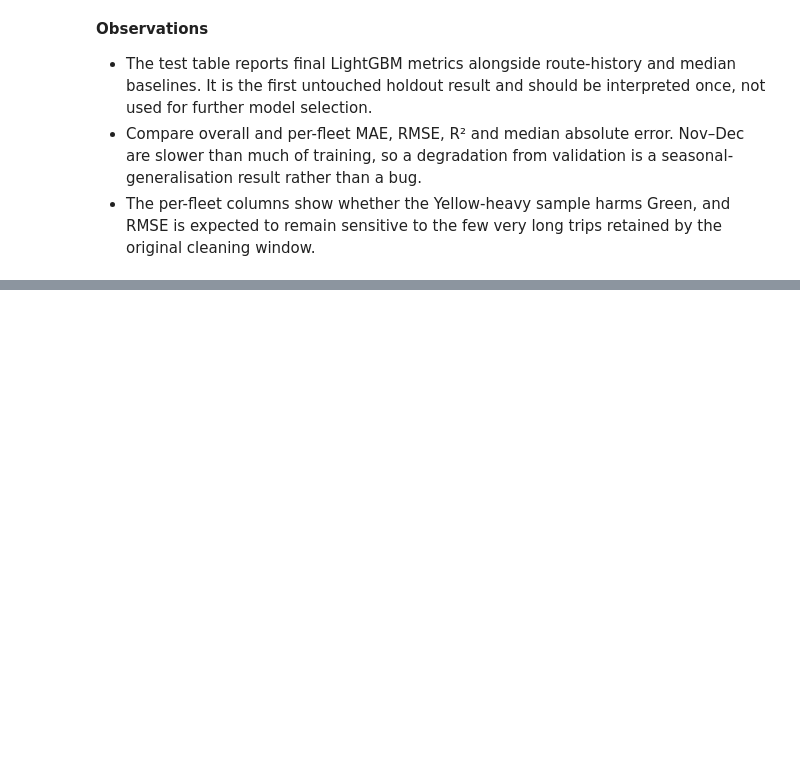
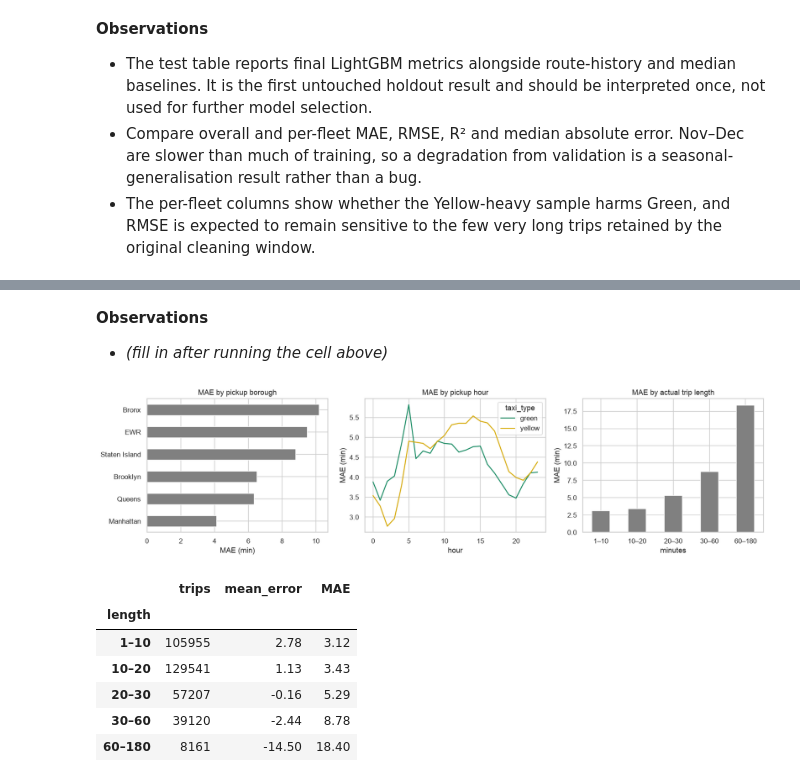
Before and after one commit to Shreyit/nyc-taxi-ml, a Jupyter notebook: notebooks/nyc_taxi_trip_duration.ipynb, the cells around one changed output, grey strips where cells are left out. Cells and saved outputs as stored; diff of their text form; code cells hidden in the pictures; blank space fills up the shorter version.

```diff
--- a/notebooks/nyc_taxi_trip_duration.ipynb
+++ b/notebooks/nyc_taxi_trip_duration.ipynb
@@ -1589,0 +1973,28 @@ display(pd.DataFrame({"MAE_increase": perm_importance}).head(15).round(4))
+# %% [markdown]
+**Observations**
+- *(fill in after running the cell above)*
+# %%
+test["length"] = pd.cut(test.duration_min, [0, 10, 20, 30, 60, 180],
+                        labels=["1–10", "10–20", "20–30", "30–60", "60–180"])
+
+fig, axes = plt.subplots(1, 3, figsize=(15, 4))
+test.groupby("pu_borough").abs_error.mean().sort_values().plot.barh(ax=axes[0], color="grey")
+axes[0].set(title="MAE by pickup borough", xlabel="MAE (min)", ylabel="")
+test.groupby(["hour", "taxi_type"]).abs_error.mean().unstack().plot(ax=axes[1], color=COLORS)
+axes[1].set(title="MAE by pickup hour", xlabel="hour", ylabel="MAE (min)")
+test.groupby("length", observed=True).abs_error.mean().plot.bar(ax=axes[2], color="grey", rot=0)
+axes[2].set(title="MAE by actual trip length", xlabel="minutes", ylabel="MAE (min)")
+plt.tight_layout()
+plt.savefig(FIGURES / "error_breakdown.png")
+plt.show()
+
+test.groupby("length", observed=True).agg(trips=("error", "size"), mean_error=("error", "mean"), MAE=("abs_error", "mean"))
+# %% [output]
+[figure, added]
+|  | trips | mean_error | MAE |
+| length |  |  |  |
+| 1–10 | 105955 | 2.78 | 3.12 |
+| 10–20 | 129541 | 1.13 | 3.43 |
+| 20–30 | 57207 | -0.16 | 5.29 |
+| 30–60 | 39120 | -2.44 | 8.78 |
+| 60–180 | 8161 | -14.50 | 18.40 |
```
Also changed, not shown: parts of 114 cells of this notebook.
